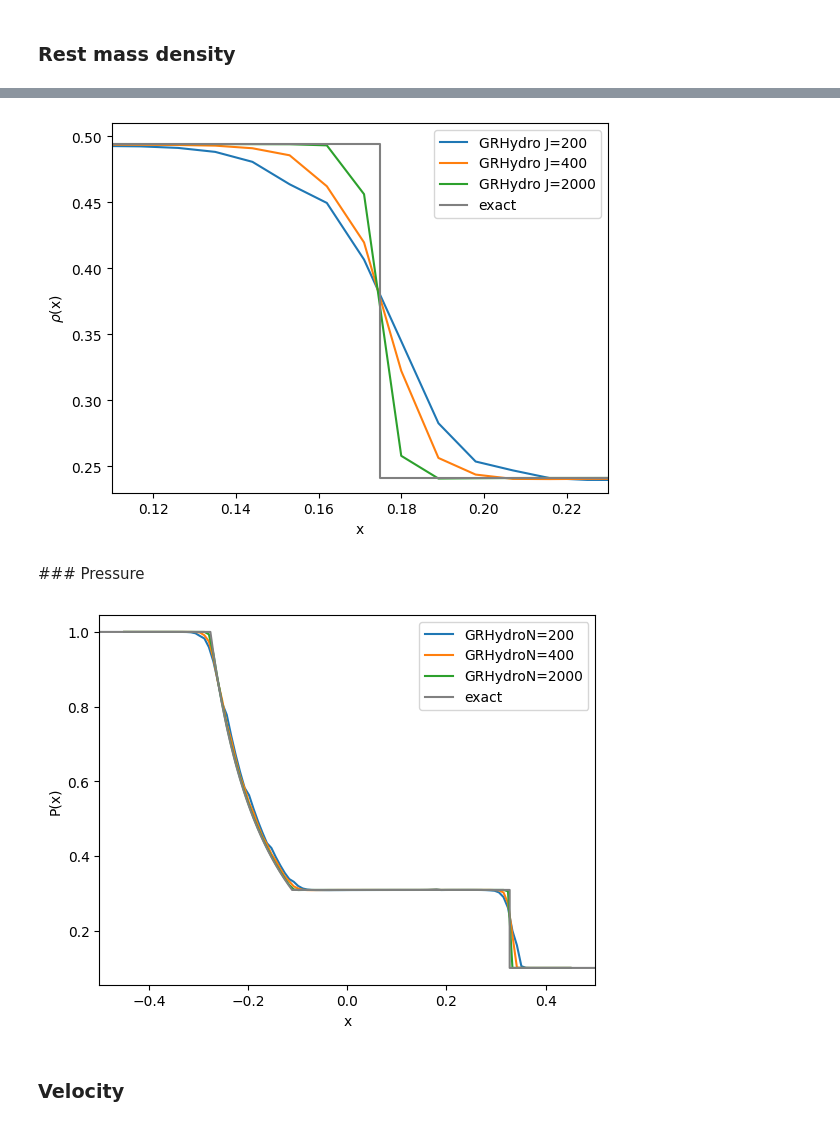
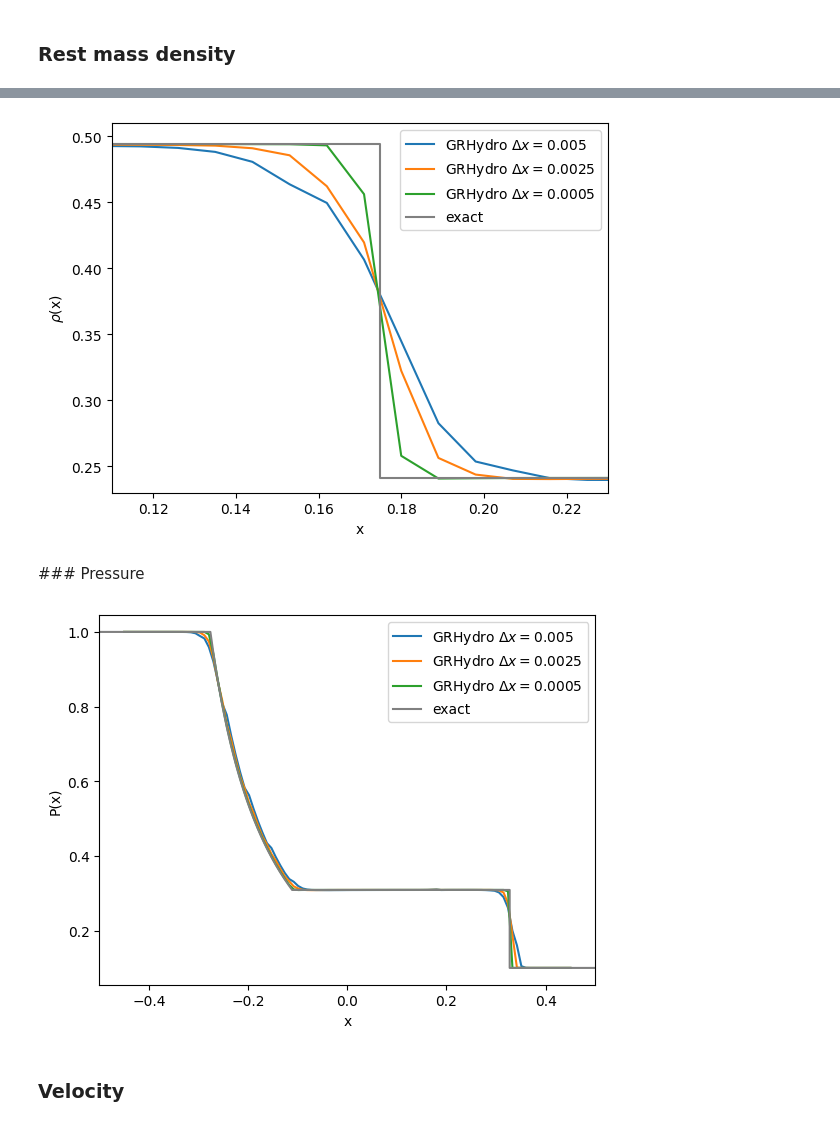
Before and after one commit to Sofiadossena/NumericalRelativityExercises, a Jupyter notebook: Sod_ShockTube/ETK_1D_plots.ipynb, the cells around one changed output, grey strips where cells are left out. Drawn from its saved outputs; the diff is of its cells as text; code cells hidden in the pictures.

```diff
--- a/Sod_ShockTube/ETK_1D_plots.ipynb
+++ b/Sod_ShockTube/ETK_1D_plots.ipynb
@@ -187,7 +187,7 @@ plt.show()
 # %%
-plt.plot(*rho_final2.coordinates_meshgrid(), rho_final2.data_xyz, label="GRHydro J=200")
-plt.plot(*rho_final.coordinates_meshgrid(), rho_final.data_xyz, label="GRHydro J=400")
-plt.plot(*rho_final3.coordinates_meshgrid(), rho_final3.data_xyz, label="GRHydro J=2000")
+plt.plot(*rho_final2.coordinates_meshgrid(), rho_final2.data_xyz, label="GRHydro $\Delta x=0.005$")
+plt.plot(*rho_final.coordinates_meshgrid(), rho_final.data_xyz, label="GRHydro $\Delta x=0.0025$")
+plt.plot(*rho_final3.coordinates_meshgrid(), rho_final3.data_xyz, label="GRHydro $\Delta x=0.0005$")
 plt.plot(x_exact, rho_exact, label="exact", color='gray')
 plt.xlim(0.11, 0.23)
 plt.ylim(0.23, 0.51)
@@ -197,7 +197,7 @@ plt.legend()
 plt.savefig("/home/jovyan/simulations/rho2.png", dpi=200)
 plt.show()
 # %% [output]
-[figure, old version]
+[figure, new version]
 # %% [markdown]
 ### Pressure
 # %%
@@ -205,19 +205,19 @@ press_final = press.read_on_grid(max(press.iterations), small_grid)
 press2_final = press2.read_on_grid(max(press2.iterations), small_grid)
 press3_final = press3.read_on_grid(max(press3.iterations), small_grid)
 # %%
-plt.plot(*press2_final.coordinates_meshgrid(), press2_final.data_xyz, label="GRHydroN=200")
-plt.plot(*press_final.coordinates_meshgrid(), press_final.data_xyz, label="GRHydroN=400")
-plt.plot(*press3_final.coordinates_meshgrid(), press3_final.data_xyz, label="GRHydroN=2000")
+plt.plot(*press2_final.coordinates_meshgrid(), press2_final.data_xyz, label="GRHydro $\Delta x=0.005$")
+plt.plot(*press_final.coordinates_meshgrid(), press_final.data_xyz, label="GRHydro $\Delta x=0.0025$")
+plt.plot(*press3_final.coordinates_meshgrid(), press3_final.data_xyz, label="GRHydro $\Delta x=0.0005$")
 plt.plot(x_exact, press_exact, label="exact", color='gray')
 plt.xlim(-0.5, 0.5)
 #plt.ylim(0.1, 0.3)
 plt.xlabel("x")
 plt.ylabel(r"P(x)")
 plt.legend()
 plt.savefig("/home/jovyan/simulations/Pressure.png", dpi=200)
 plt.show()
 # %% [output]
-[figure, old version]
+[figure, new version]
 # %% [markdown]
 ### Velocity
 # %%
```
Also changed, not shown: parts of 3 cells of this notebook.
